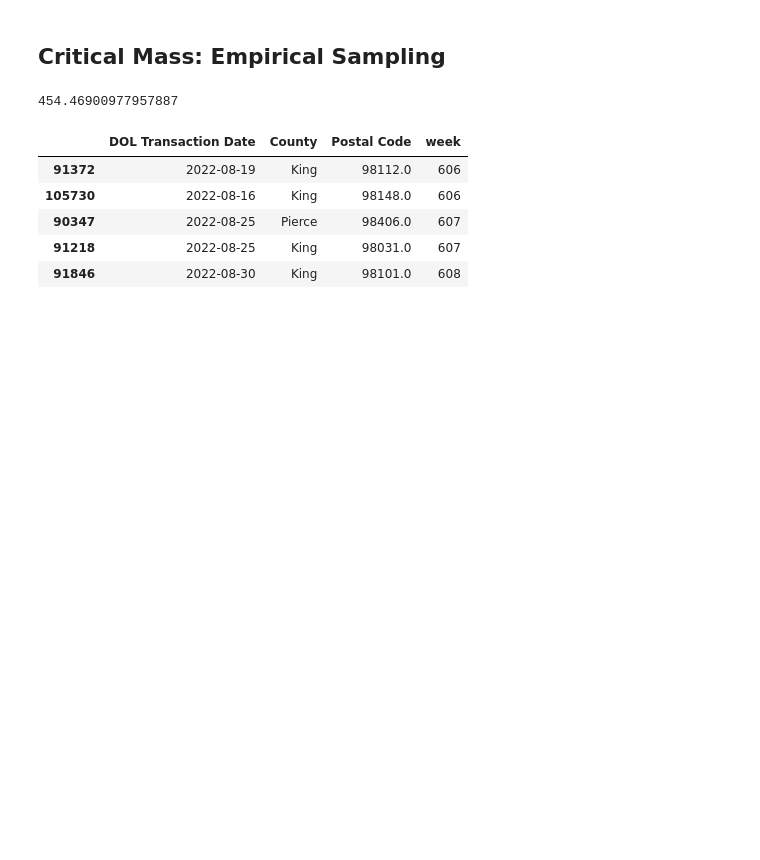
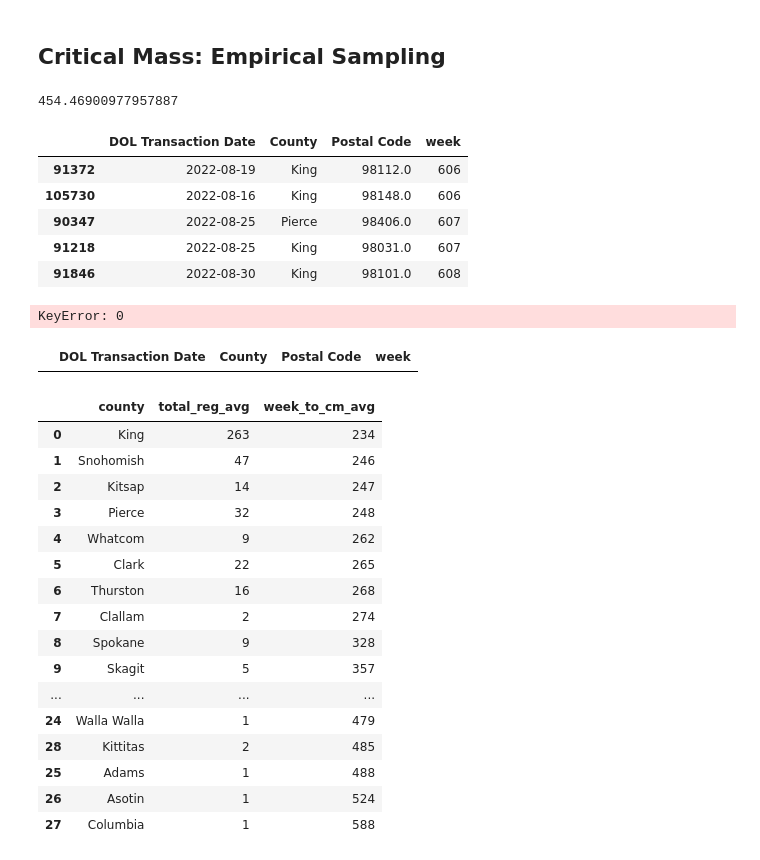
Before and after one commit to RichZhou1999/CE263-EV-Adoption-Diffusion-Model-, a Jupyter notebook: Notebooks/wa_cum_adopt_plot.ipynb, the cells around one changed output. Saved outputs shown, nothing was run; the diff lists cells and outputs as text; code cells hidden in the pictures; blank space fills up the shorter version.

```diff
--- a/Notebooks/wa_cum_adopt_plot.ipynb
+++ b/Notebooks/wa_cum_adopt_plot.ipynb
@@ -246,3 +247,64 @@ for i in np.arange(20):
     wa_reg_sample['week'] = wa_reg_sample['DOL Transaction Date'].apply(lambda date: int((pd.to_datetime(date) - pd.to_datetime('2011/01/01')) / np.timedelta64(1, 'W')))
     wa_reg_sample = wa_reg_sample.sort_values('week')
     wa_reg_sample.reset_index(drop=True).to_csv(f'../Results/emp_adoption_sample/wa_reg_sample_{i}.csv')
+# %%
+wa_reg_sample = pd.read_csv(f'../Results/emp_adoption_sample/wa_reg_sample_{14}.csv', index_col=0)
+wa_reg_sample['DOL Transaction Date'] = pd.to_datetime(wa_reg_sample['DOL Transaction Date'])
+wa_reg_county = wa_reg_sample[wa_reg_sample['County'] == 'Clallam'].reset_index(drop=True)
+wa_reg_county = wa_reg_county.sort_values(by='DOL Transaction Date')
+total_reg = int(wa_reg_county.shape[0])
+if total_reg == 0:
+    pass
+else:
+    week_to_cm = wa_reg_county.loc[round(total_reg * cm_tresh), 'week']
+# %% [output]
+KeyError: 0
+# %%
+wa_reg_county
+# %% [output]
+|  | DOL Transaction Date | County | Postal Code | week |
+# %%
+cm_tresh = 0.135
+wa_county_cm_avg = pd.DataFrame(columns=['county', 'total_reg_avg', 'week_to_cm_avg'])
+for county in wa_reg_sample['County'].unique():
+    total_reg_lst = []
+    week_to_cm_lst = []
+    for i in np.arange(20):
+        wa_reg_sample = pd.read_csv(f'../Results/emp_adoption_sample/wa_reg_sample_{i}.csv', index_col=0)
+        wa_reg_sample['DOL Transaction Date'] = pd.to_datetime(wa_reg_sample['DOL Transaction Date'])
+        wa_reg_county = wa_reg_sample[wa_reg_sample['County'] == county].reset_index(drop=True)
+        wa_reg_county = wa_reg_county.sort_values(by='DOL Transaction Date')
+        total_reg = int(wa_reg_county.shape[0])
+
+        if total_reg == 0:
+            pass
+        else:
+            week_to_cm = wa_reg_county.loc[round(total_reg * cm_tresh), 'week']
+            total_reg_lst.append(total_reg)
+            week_to_cm_lst.append(week_to_cm)
+
+
+    wa_county_cm_avg = wa_county_cm_avg.append(
+        {'county': county, 'total_reg_avg': round(np.average(total_reg_lst)), 'week_to_cm_avg': round(np.average(week_to_cm_lst))}, ignore_index = True
+        )
+    wa_county_cm_avg = wa_county_cm_avg.sort_values('week_to_cm_avg')
+# %%
+wa_county_cm_avg.to_csv('../Results/wa_county_cm_avg.csv')
+# %% [output]
+|  | county | total_reg_avg | week_to_cm_avg |
+| 0 | King | 263 | 234 |
+| 1 | Snohomish | 47 | 246 |
+| 2 | Kitsap | 14 | 247 |
+| 3 | Pierce | 32 | 248 |
+| 4 | Whatcom | 9 | 262 |
+| 5 | Clark | 22 | 265 |
+| 6 | Thurston | 16 | 268 |
+| 7 | Clallam | 2 | 274 |
+| 8 | Spokane | 9 | 328 |
+| 9 | Skagit | 5 | 357 |
+| ... | ... | ... | ... |
+| 24 | Walla Walla | 1 | 479 |
+| 28 | Kittitas | 2 | 485 |
+| 25 | Adams | 1 | 488 |
+| 26 | Asotin | 1 | 524 |
+| 27 | Columbia | 1 | 588 |
```
Also changed, not shown: parts of 1 cell of this notebook, 1 other file.
